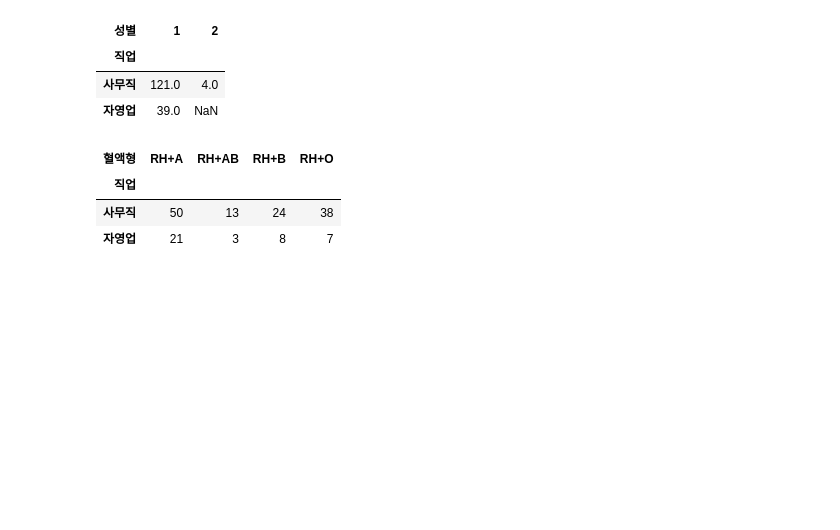
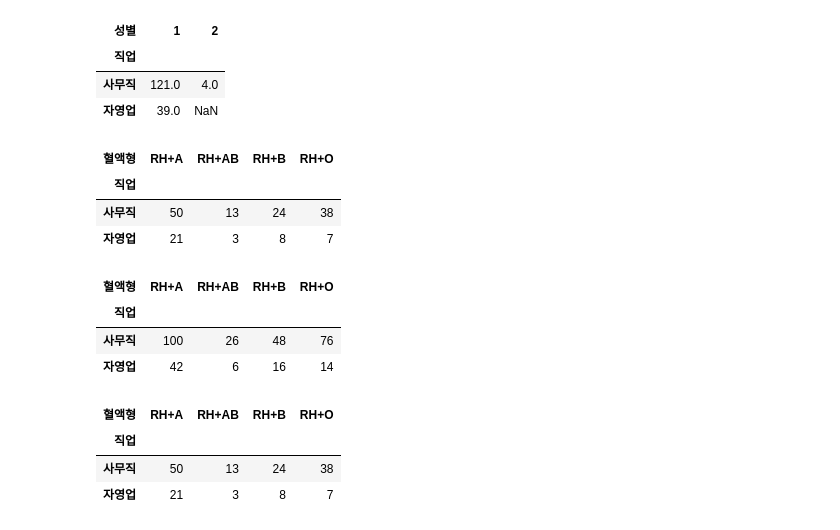
Before and after one commit to estskyway/study_data_analytics, a Jupyter notebook: codes/DDA/RecurrenceOfSurgery_DDA.ipynb, the cells around one changed output. Saved outputs shown, nothing was run; the diff lists cells and outputs as text; code cells hidden in the pictures; blank space fills up the shorter version.

```diff
--- a/codes/DDA/RecurrenceOfSurgery_DDA.ipynb
+++ b/codes/DDA/RecurrenceOfSurgery_DDA.ipynb
@@ -274,3 +274,19 @@ df_ROS_forpatient_cond.pivot_table(index='직업', columns='혈액형', aggfunc=
 | 직업 |  |  |  |  |
 | 사무직 | 50 | 13 | 24 | 38 |
 | 자영업 | 21 | 3 | 8 | 7 |
+# %%
+# 다른 방법1
+df_ROS_forpatient_cond[['직업', '혈액형']].pivot_table(index='직업', columns='혈액형', aggfunc=np.size)
+# %% [output]
+| 혈액형 | RH+A | RH+AB | RH+B | RH+O |
+| 직업 |  |  |  |  |
+| 사무직 | 100 | 26 | 48 | 76 |
+| 자영업 | 42 | 6 | 16 | 14 |
+# %%
+# 다른 방법2
+pd.pivot_table(df_ROS_forpatient_cond[['직업', '혈액형']],index='직업', columns='혈액형', aggfunc='size')
+# %% [output]
+| 혈액형 | RH+A | RH+AB | RH+B | RH+O |
+| 직업 |  |  |  |  |
+| 사무직 | 50 | 13 | 24 | 38 |
+| 자영업 | 21 | 3 | 8 | 7 |
```
Also changed, not shown: 3 other files.
